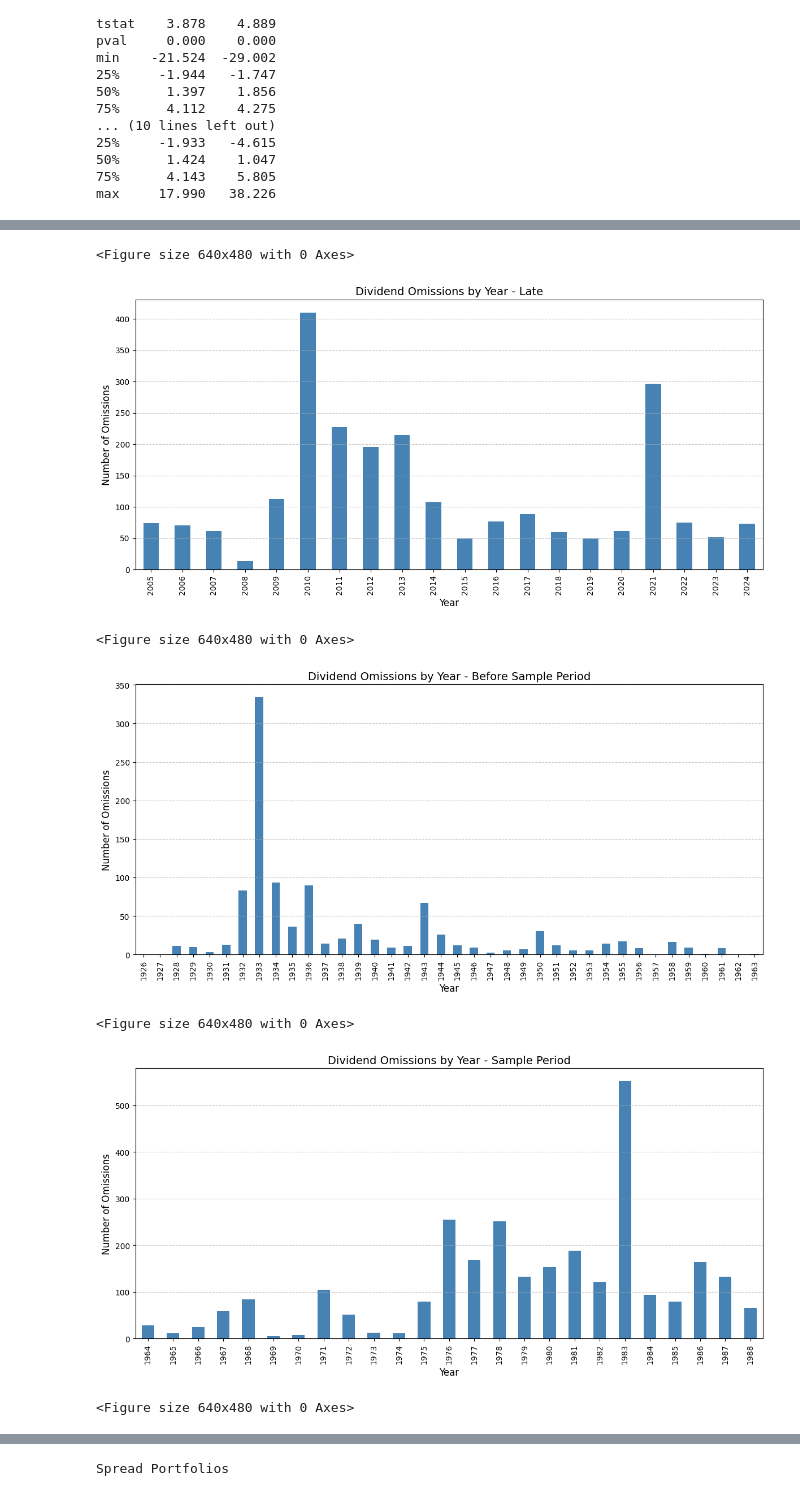
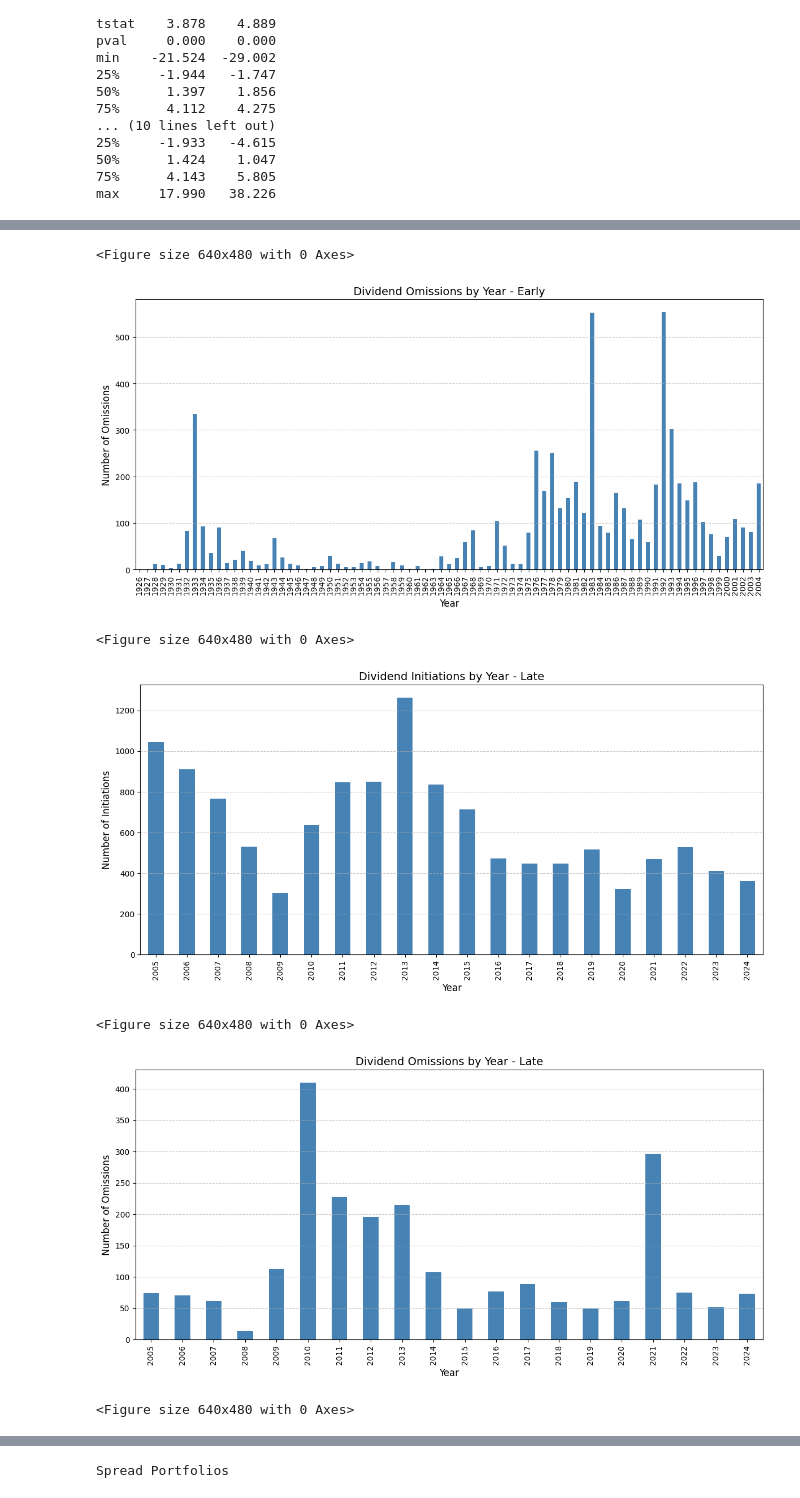
Before and after one commit to A-Zieg/585_Paper, a Jupyter notebook: div_init_omit_chris.ipynb, the cells around one changed output, grey strips where cells are left out. Saved outputs shown, nothing was run; the diff lists cells and outputs as text; code cells hidden in the pictures.

```diff
--- a/div_init_omit_chris.ipynb
+++ b/div_init_omit_chris.ipynb
@@ -463,21 +463,34 @@ min    -21.524  -29.002
 max     17.990   38.226
 # %%
 # Count and Plot subperiods
-def count_plot(data, name):
-    omit_counts = data.groupby(data['caldt'].dt.year)['omit'].sum()
-    plt.figure(figsize=(12, 6))
-    omit_counts.plot(kind='bar', color='steelblue')
-    plt.title(f'Dividend Omissions by Year - {names[i]}', fontsize=14)
-    plt.xlabel('Year', fontsize=12)
-    plt.ylabel('Number of Omissions', fontsize=12)
-    plt.grid(axis='y', linestyle='--', alpha=0.7)
-    plt.tight_layout()
-    plt.show()
-    plt.clf()
+def count_plot(data, name, category):
+    if category.lower() == 'initiations':
+        counts = data.groupby(data['caldt'].dt.year)['port'].sum()
+        plt.figure(figsize=(12, 6))
+        counts.plot(kind='bar', color='steelblue')
+        plt.title(f'Dividend Initiations by Year - {names[i]}', fontsize=14)
+        plt.xlabel('Year', fontsize=12)
+        plt.ylabel('Number of Initiations', fontsize=12)
+        plt.grid(axis='y', linestyle='--', alpha=0.7)
+        plt.tight_layout()
+        plt.show()
+        plt.clf()
+    else:
+        counts = data.groupby(data['caldt'].dt.year)['omit'].sum()
+        plt.figure(figsize=(12, 6))
+        counts.plot(kind='bar', color='steelblue')
+        plt.title(f'Dividend Omissions by Year - {names[i]}', fontsize=14)
+        plt.xlabel('Year', fontsize=12)
+        plt.ylabel('Number of Omissions', fontsize=12)
+        plt.grid(axis='y', linestyle='--', alpha=0.7)
+        plt.tight_layout()
+        plt.show()
+        plt.clf()
 # %%
 periods = [early, late, before, stk_64to88, after]
 names = ['Early', 'Late', 'Before Sample Period', 'Sample Period', 'After Sample Period']
 
 for i in range(len(periods)):
-    count_plot(periods[i], names[i])
+    count_plot(periods[i], names[i], 'Initiations')
+    count_plot(periods[i], names[i], 'Omissions')
 # %% [output]
@@ -485,7 +498,7 @@ for i in range(len(periods)):
 <Figure size 640x480 with 0 Axes>
-[figure, old version]
+[figure, new version]
 <Figure size 640x480 with 0 Axes>
-[figure, old version]
+[figure, new version]
 <Figure size 640x480 with 0 Axes>
-[figure, old version]
+[figure, new version]
 <Figure size 640x480 with 0 Axes>
```
Also changed, not shown: parts of 1 cell of this notebook.
